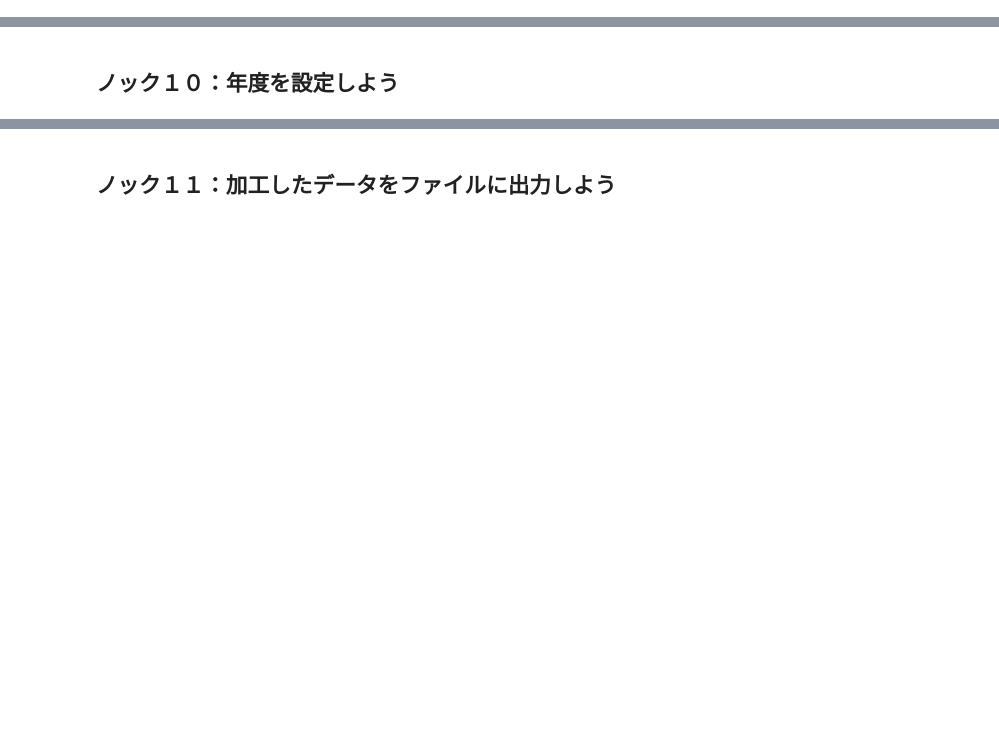
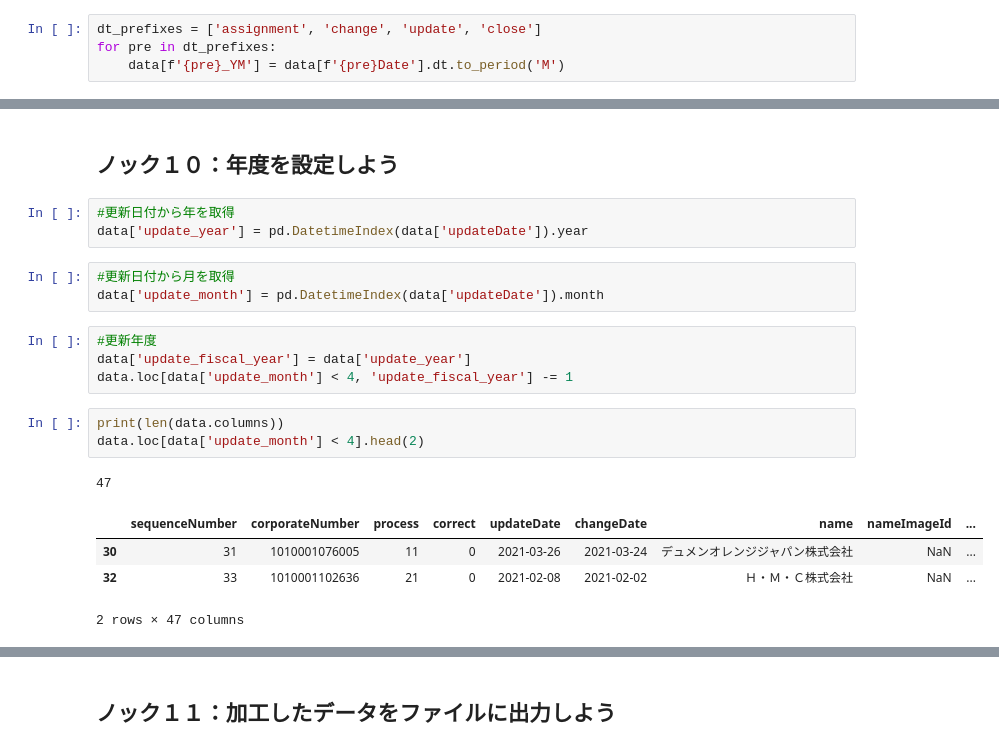
Before and after one commit to mitaniii/jupyter_test, a Jupyter notebook: 100nocks-process-visualization/src/1章.ipynb, the cells around one changed output, grey strips where cells are left out. Drawn from its saved outputs; the diff is of its cells as text; blank space fills up the shorter version.

```diff
--- a/100nocks-process-visualization/src/1章.ipynb
+++ b/100nocks-process-visualization/src/1章.ipynb
@@ -636,0 +715,4 @@ data.head()
+# %%
+dt_prefixes = ['assignment', 'change', 'update', 'close']
+for pre in dt_prefixes:
+    data[f'{pre}_YM'] = data[f'{pre}Date'].dt.to_period('M')
@@ -637,2 +746,21 @@ data.head()
 # %% [markdown]
 ## ノック１０：年度を設定しよう
+# %%
+#更新日付から年を取得
+data['update_year'] = pd.DatetimeIndex(data['updateDate']).year
+# %%
+#更新日付から月を取得
+data['update_month'] = pd.DatetimeIndex(data['updateDate']).month
+# %%
+#更新年度
+data['update_fiscal_year'] = data['update_year']
+data.loc[data['update_month'] < 4, 'update_fiscal_year'] -= 1
+# %%
+print(len(data.columns))
+data.loc[data['update_month'] < 4].head(2)
+# %% [output]
+47
+|  | sequenceNumber | corporateNumber | process | correct | updateDate | changeDate | name | nameImageId | ... |
+| 30 | 31 | 1010001076005 | 11 | 0 | 2021-03-26 | 2021-03-24 | デュメンオレンジジャパン株式会社 | NaN | ... |
+| 32 | 33 | 1010001102636 | 21 | 0 | 2021-02-08 | 2021-02-02 | Ｈ・Ｍ・Ｃ株式会社 | NaN | ... |
+2 rows × 47 columns
```
Also changed, not shown: parts of 16 cells of this notebook.
